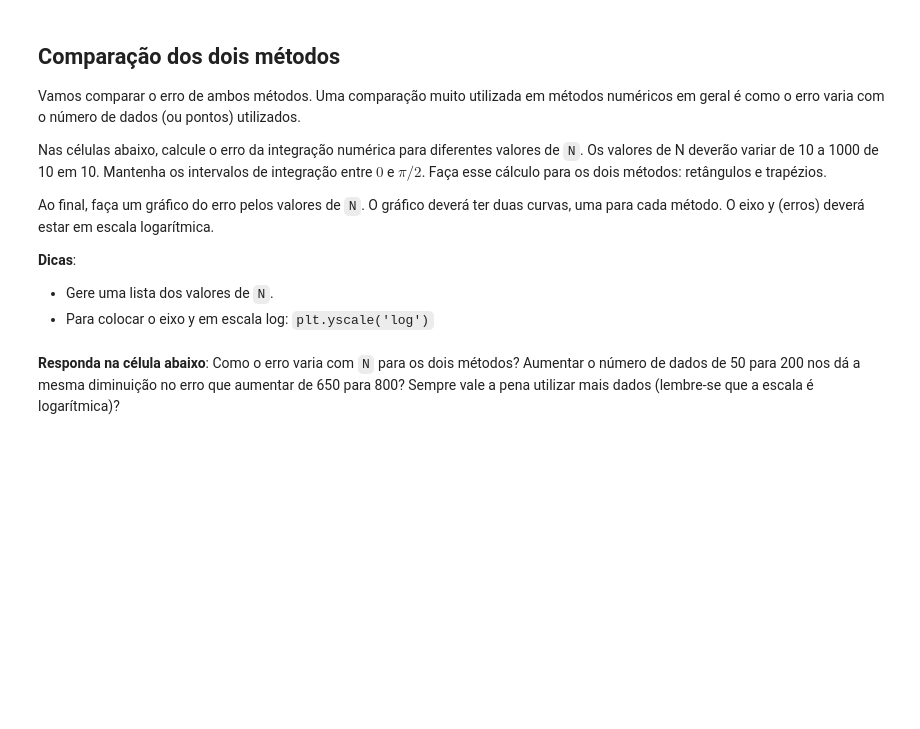
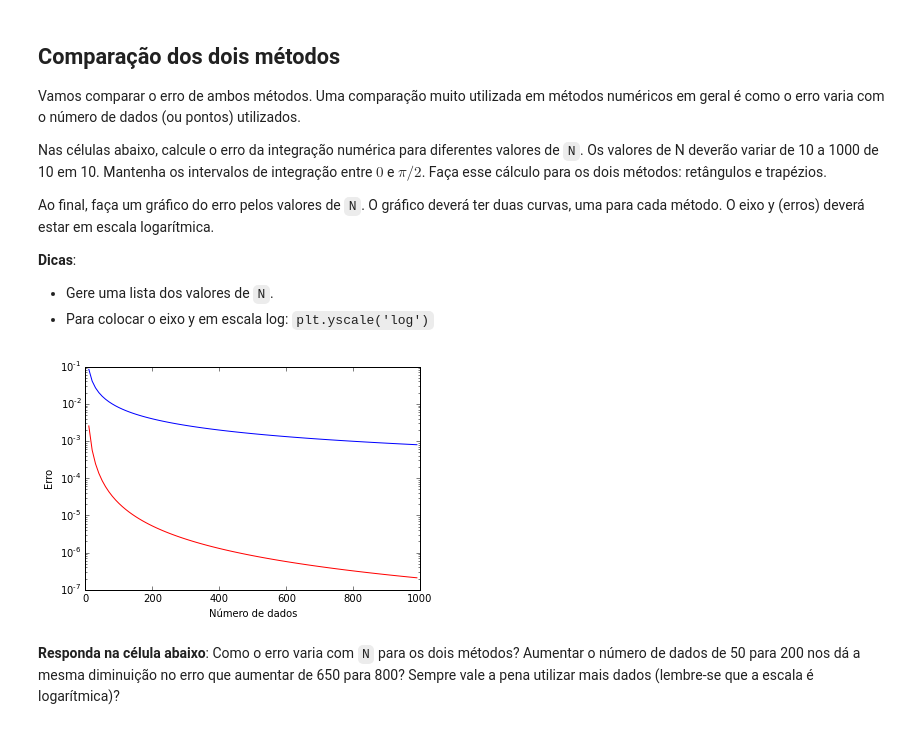
Before and after one commit to mat-esp-2015/integracao-bruno-douglas-paulo, a Jupyter notebook: tarefa-integracao.ipynb, the cells around one changed output. Cells and saved outputs as stored; diff of their text form; code cells hidden in the pictures; blank space fills up the shorter version.

Commit message:
fiz os gráficos de comparação dos erros do retângulo e trapézio

```diff
--- a/tarefa-integracao.ipynb
+++ b/tarefa-integracao.ipynb
@@ -177,3 +197,31 @@ Ao final, faça um gráfico do erro pelos valores de `N`. O gráfico deverá ter
+# %%
+erros_trapezio = []
+for N in valores_N:
+    tempos = []
+    dados = []
+    intervalo = (fim - inicio)/(N - 1)
+    for i in range(N):
+        t = inicio + i*intervalo
+        tempos.append(t)
+        dados.append(math.cos(t))
+    somat = 0
+    e = 0
+    for dadot in dados:
+        if e != N - 1:
+            somat = somat + dadot + dados[e + 1]
+        e = e + 1
+    areat = (somat * intervalo)/2
+    errot = abs(integral_verdadeira - areat)
+    erros_trapezio.append(errot)
+# %%
+plt.figure()
+plt.plot(valores_N, erros_retangulo, "-b")
+plt.plot(valores_N, erros_trapezio, "-r")
+plt.xlabel("Número de dados")
+plt.ylabel("Erro")
+plt.yscale("log")
+# %% [output]
+[figure, added]
 # %% [markdown]
 **Responda na célula abaixo**: Como o erro varia com `N` para os dois métodos? Aumentar o número de dados de 50 para 200 nos dá a mesma diminuição no erro que aumentar de 650 para 800? Sempre vale a pena utilizar mais dados (lembre-se que a escala é logarítmica)?
 # %% [markdown]
```
Also changed, not shown: parts of 1 cell of this notebook.
